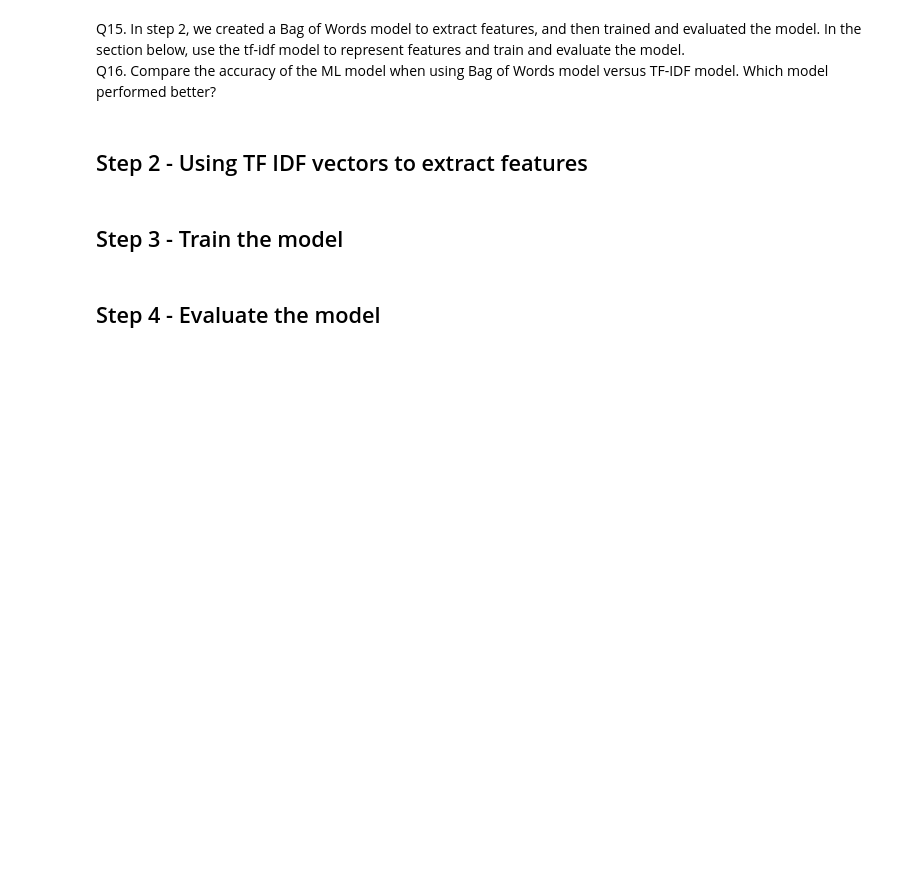
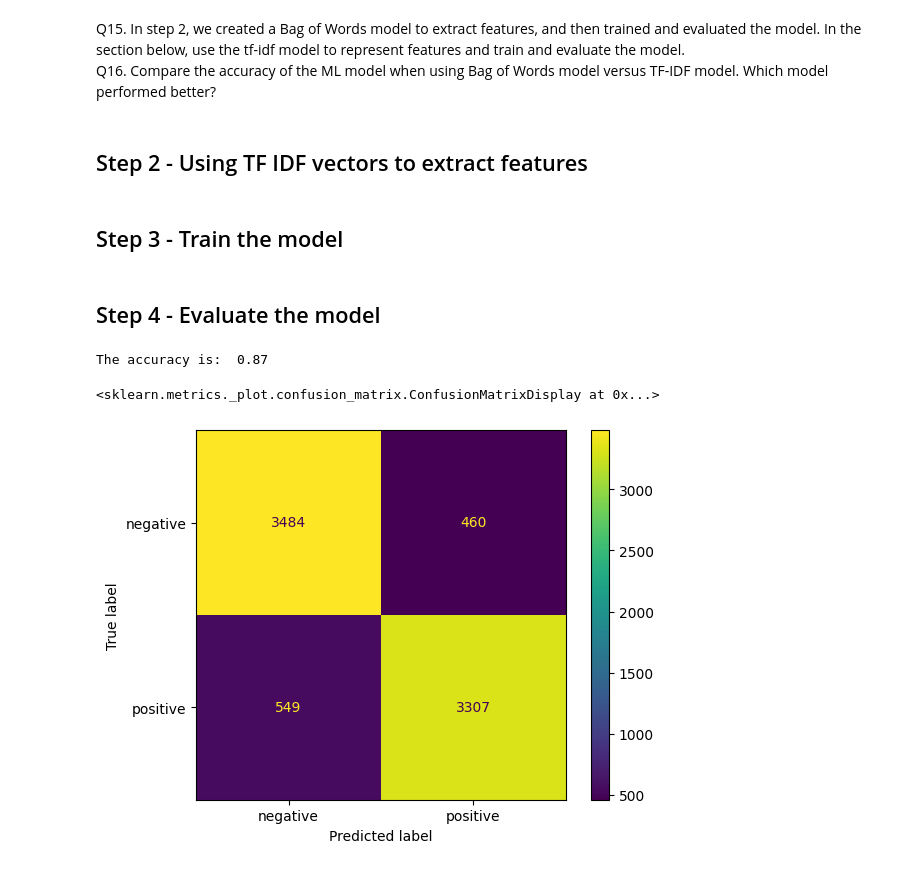
Before and after one commit to Muneeb-ii/CS154_Classification-Project, a Jupyter notebook: Example.ipynb, the cells around one changed output. Drawn from its saved outputs; the diff is of its cells as text; code cells hidden in the pictures; blank space fills up the shorter version.

```diff
--- a/Example.ipynb
+++ b/Example.ipynb
@@ -210,3 +210,25 @@ def train_model(x_train, y_train):
 model = train_model(x_train, y_train)
 # %% [markdown]
 ## Step 4 - Evaluate the model
+# %%
+def evaluate_model(model, x_test, y_test):
+    """
+    This method evaluates a model.
+
+    """
+
+    y_pred = model.predict(x_test)
+    accuracy = accuracy_score(y_test, y_pred)
+    confusion = confusion_matrix(y_test, y_pred)
+    return accuracy, confusion
+# %%
+accuracy, cf_matrix = evaluate_model(model, x_test, y_test)
+# %%
+print(f"The accuracy is: {accuracy: .2f}")
+# %% [output]
+The accuracy is:  0.87
+# %%
+ConfusionMatrixDisplay(cf_matrix, display_labels=model.classes_).plot()
+# %% [output]
+<sklearn.metrics._plot.confusion_matrix.ConfusionMatrixDisplay at 0x...>
+[figure, added]
```
